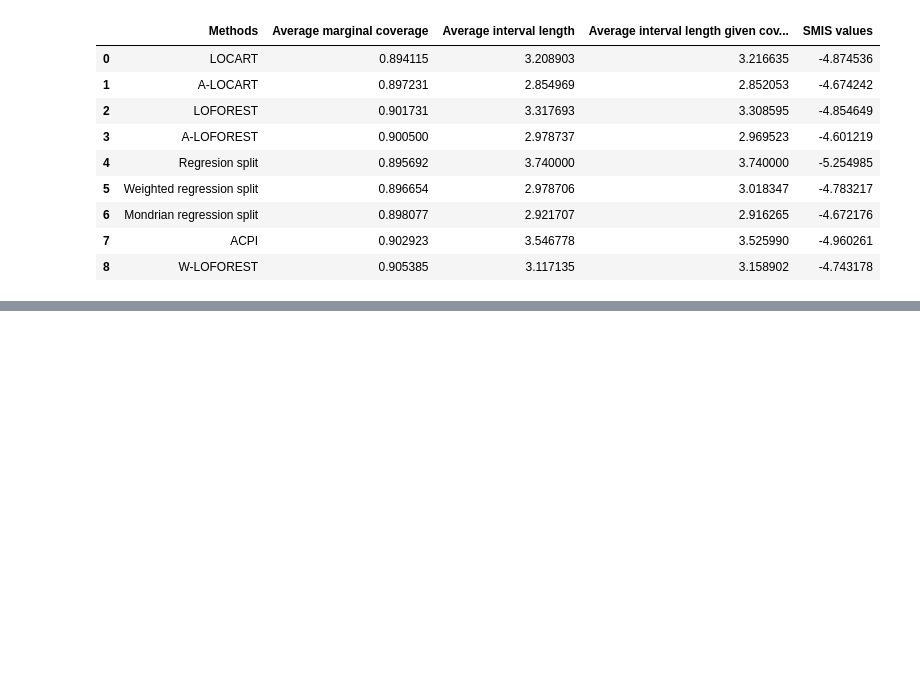
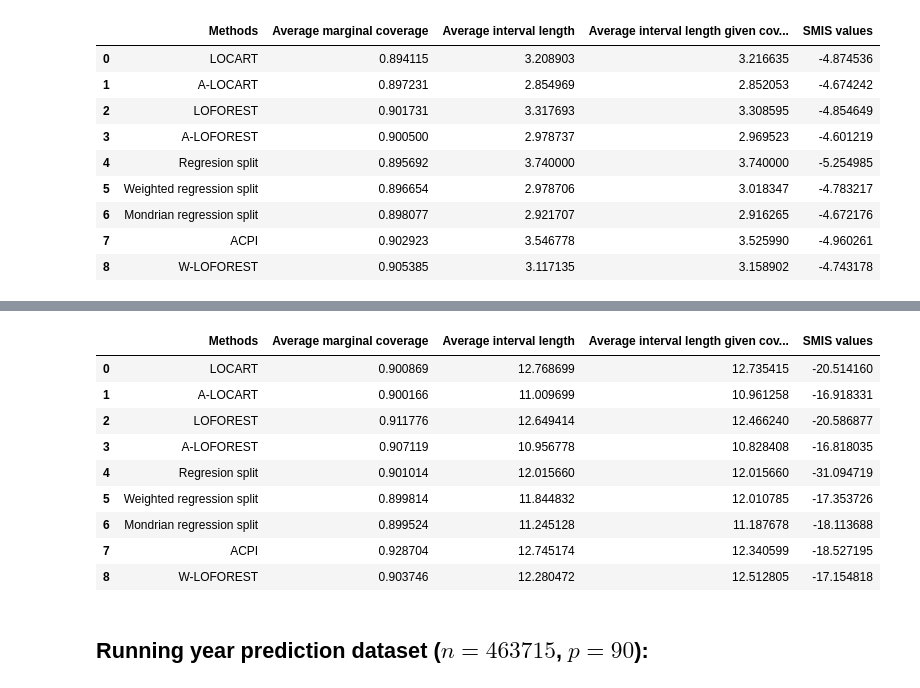
Before and after one commit to Monoxido45/clover, a Jupyter notebook: examples/additional_real_data_experiments.ipynb, the cells around one changed output, grey strips where cells are left out. Cells and saved outputs as stored; diff of their text form; code cells hidden in the pictures; blank space fills up the shorter version.

```diff
--- a/examples/additional_real_data_experiments.ipynb
+++ b/examples/additional_real_data_experiments.ipynb
@@ -640,0 +731,2 @@ SGEMM_results
+# %%
+SGEMM_results_v2 = obtain_main_metrics_real(data_name = "SGEMM", random_seed = 45, random_state = 45, min_samples_leaf = 150, n_estimators = 100)
@@ -640,0 +754,15 @@ SGEMM_results
+# %%
+SGEMM_results_v2
+# %% [output]
+|  | Methods | Average marginal coverage | Average interval length | Average interval length given cov... | SMIS values |
+| 0 | LOCART | 0.900869 | 12.768699 | 12.735415 | -20.514160 |
+| 1 | A-LOCART | 0.900166 | 11.009699 | 10.961258 | -16.918331 |
+| 2 | LOFOREST | 0.911776 | 12.649414 | 12.466240 | -20.586877 |
+| 3 | A-LOFOREST | 0.907119 | 10.956778 | 10.828408 | -16.818035 |
+| 4 | Regresion split | 0.901014 | 12.015660 | 12.015660 | -31.094719 |
+| 5 | Weighted regression split | 0.899814 | 11.844832 | 12.010785 | -17.353726 |
+| 6 | Mondrian regression split | 0.899524 | 11.245128 | 11.187678 | -18.113688 |
+| 7 | ACPI | 0.928704 | 12.745174 | 12.340599 | -18.527195 |
+| 8 | W-LOFOREST | 0.903746 | 12.280472 | 12.512805 | -17.154818 |
+# %% [markdown]
+## Running year prediction dataset ($n = 463715$, $p = 90$):
```
Also changed, not shown: parts of 25 cells of this notebook, 4 other files.
